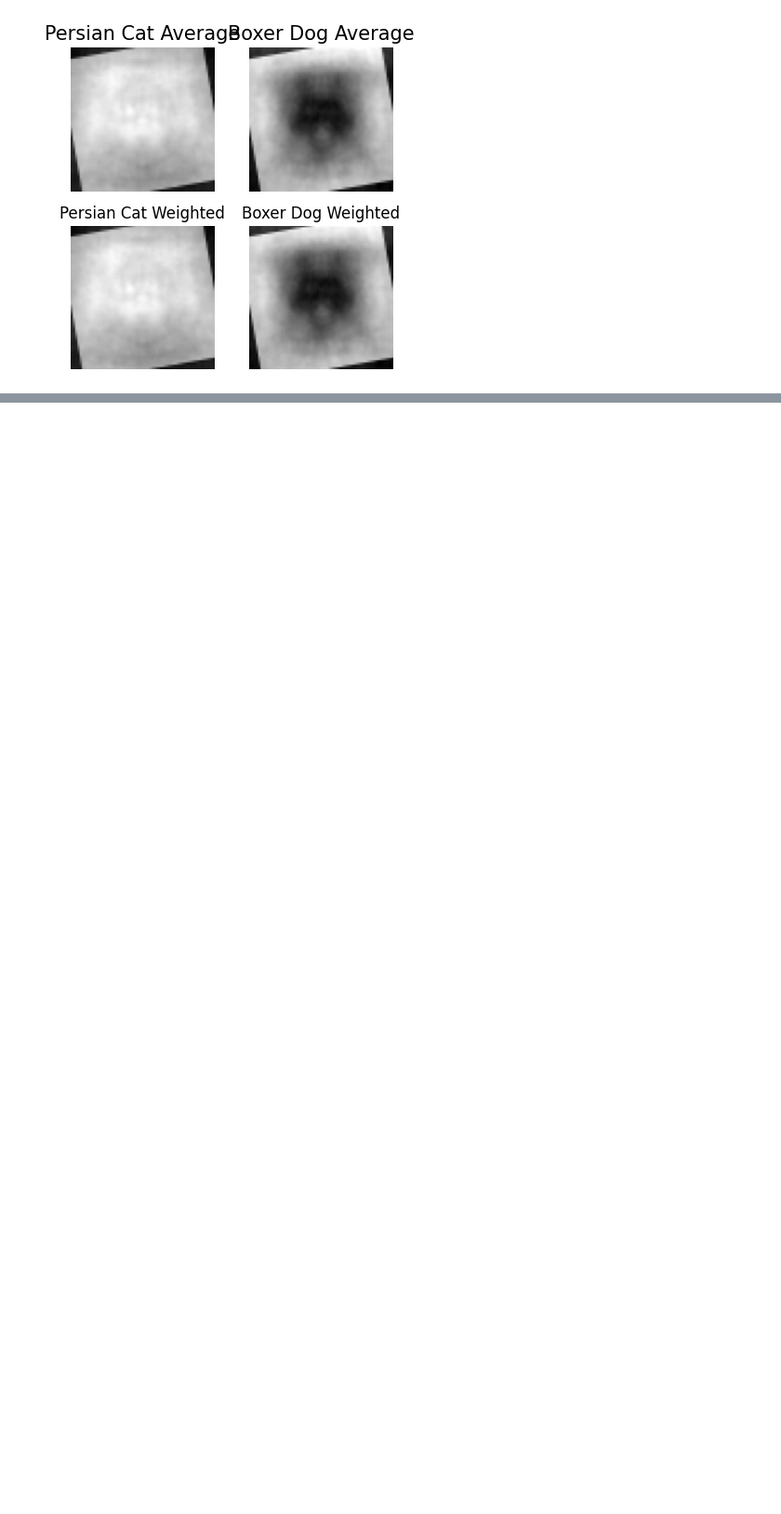
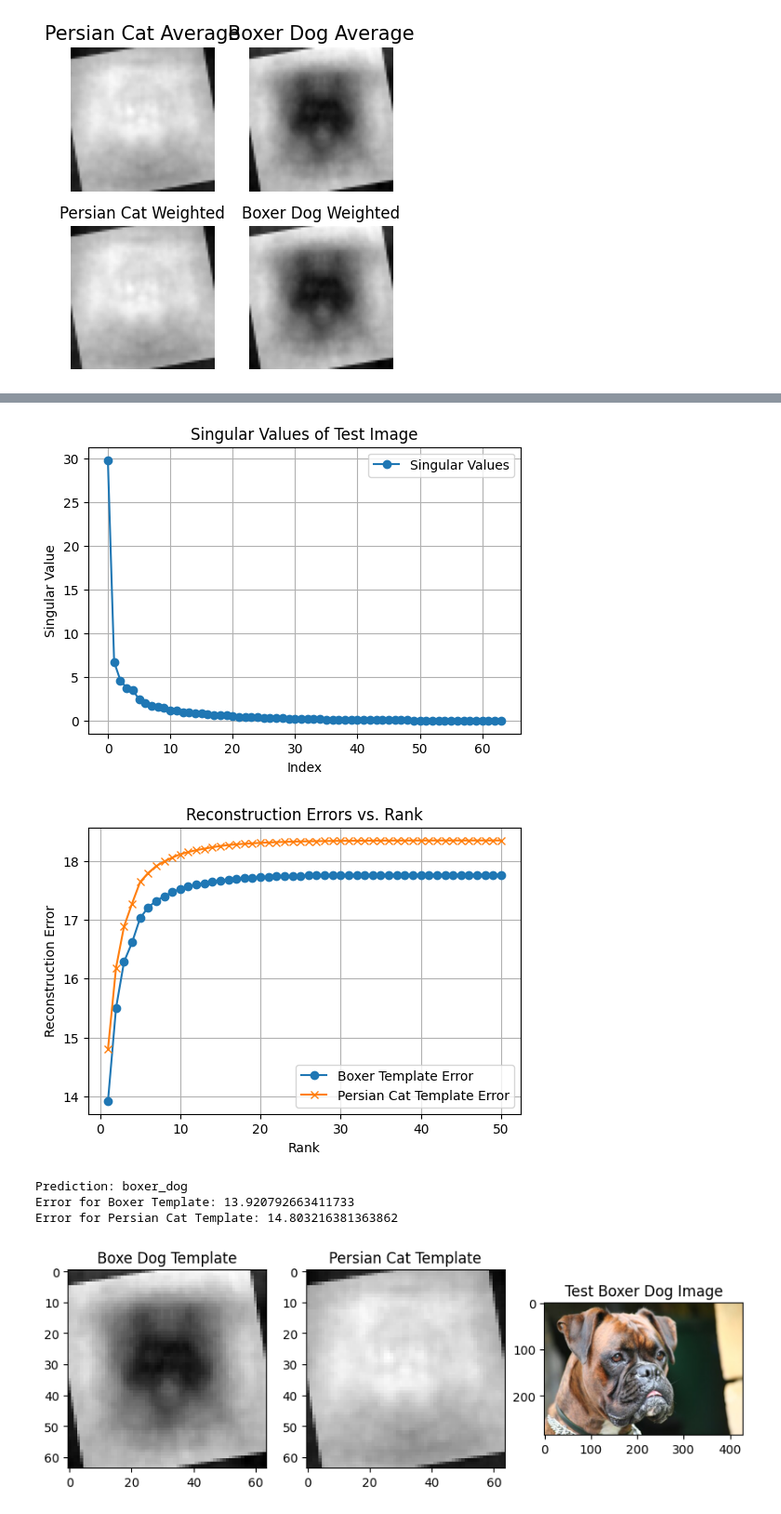
Before and after one commit to Yomna-Abdelmegeed/Image-Classification-Using-SVD-and-Augmentation, a Jupyter notebook: main.ipynb, the cells around one changed output, grey strips where cells are left out. Shown at 93% size. Saved outputs shown, nothing was run; the diff lists cells and outputs as text; code cells hidden in the pictures; blank space fills up the shorter version.

```diff
--- a/main.ipynb
+++ b/main.ipynb
@@ -825,0 +956,28 @@ plt.show()
+# %%
+test_image_path = 'test_dog.jpg'
+prediction, error_boxer, error_persian_cat = classify_image(test_image_path, boxer_weighted_template, persian_cat_weighted_template)
+
+# Display results
+print("Prediction:", prediction)
+print("Error for Boxer Template:", error_boxer)
+print("Error for Persian Cat Template:", error_persian_cat)
+
+# Visualize templates and test image
+plt.figure(figsize=(10, 4))
+plt.subplot(1, 3, 1)
+plt.imshow(boxer_weighted_template, cmap='gray')
+plt.title("Boxe Dog Template")
+plt.subplot(1, 3, 2)
+plt.imshow(persian_cat_weighted_template, cmap='gray')
+plt.title("Persian Cat Template")
+plt.subplot(1, 3, 3)
+plt.imshow(io.imread(test_image_path), cmap='gray')
+plt.title("Test Boxer Dog Image")
+plt.show()
+# %% [output]
+[figure, added]
+[figure, added]
+Prediction: boxer_dog
+Error for Boxer Template: 13.920792663411733
+Error for Persian Cat Template: 14.803216381363862
+[figure, added]
```
Also changed, not shown: parts of 9 cells of this notebook.
